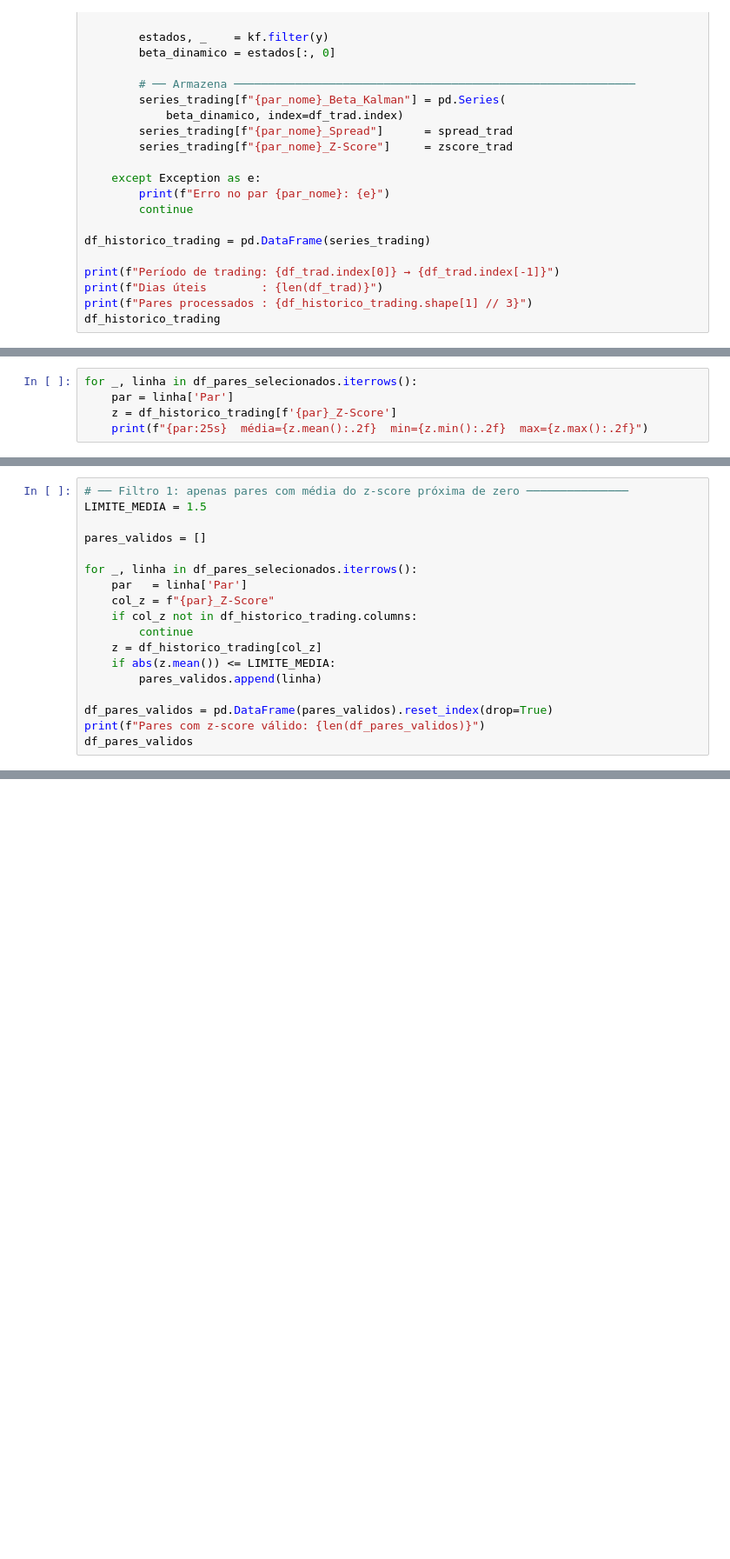
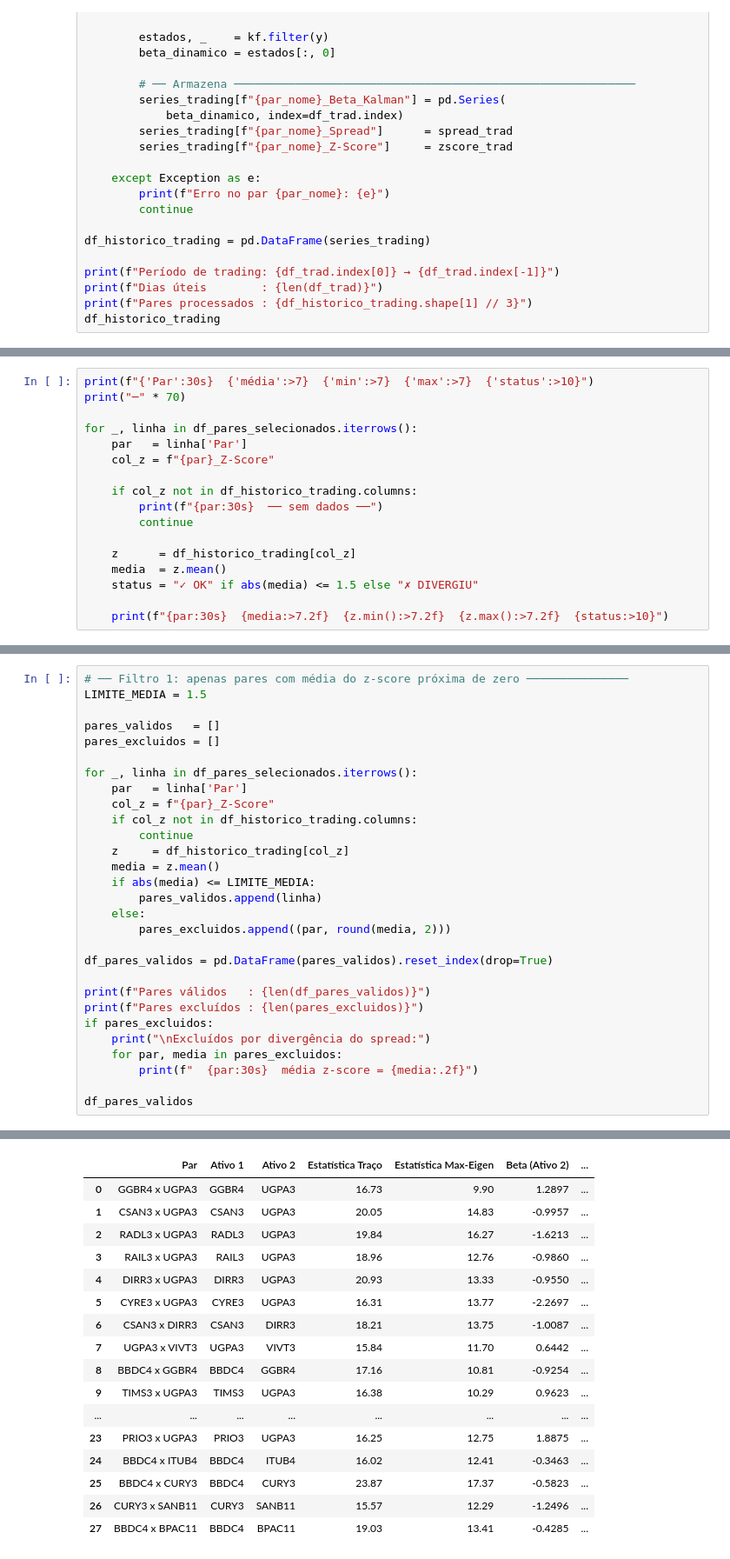
Before and after one commit to YuriXavier985/pairs-trading, a Jupyter notebook: 2semestre_2021_2semestre_2022.ipynb, the cells around one changed output, grey strips where cells are left out. Shown at 87% size. Cells and saved outputs as stored; diff of their text form; blank space fills up the shorter version.

```diff
--- a/2semestre_2021_2semestre_2022.ipynb
+++ b/2semestre_2021_2semestre_2022.ipynb
@@ -552,5 +553,17 @@ print(z.describe())
 # %%
+print(f"{'Par':30s}  {'média':>7}  {'min':>7}  {'max':>7}  {'status':>10}")
+print("─" * 70)
+
 for _, linha in df_pares_selecionados.iterrows():
-    par = linha['Par']
-    z = df_historico_trading[f'{par}_Z-Score']
-    print(f"{par:25s}  média={z.mean():.2f}  min={z.min():.2f}  max={z.max():.2f}")
+    par   = linha['Par']
+    col_z = f"{par}_Z-Score"
+
+    if col_z not in df_historico_trading.columns:
+        print(f"{par:30s}  ── sem dados ──")
+        continue
+
+    z      = df_historico_trading[col_z]
+    media  = z.mean()
+    status = "✓ OK" if abs(media) <= 1.5 else "✗ DIVERGIU"
+
+    print(f"{par:30s}  {media:>7.2f}  {z.min():>7.2f}  {z.max():>7.2f}  {status:>10}")
@@ -558,17 +589,29 @@ for _, linha in df_pares_selecionados.iterrows():
 # ── Filtro 1: apenas pares com média do z-score próxima de zero ───────────────
 LIMITE_MEDIA = 1.5
 
-pares_validos = []
+pares_validos   = []
+pares_excluidos = []
 
 for _, linha in df_pares_selecionados.iterrows():
     par   = linha['Par']
     col_z = f"{par}_Z-Score"
     if col_z not in df_historico_trading.columns:
         continue
-    z = df_historico_trading[col_z]
-    if abs(z.mean()) <= LIMITE_MEDIA:
+    z     = df_historico_trading[col_z]
+    media = z.mean()
+    if abs(media) <= LIMITE_MEDIA:
         pares_validos.append(linha)
+    else:
+        pares_excluidos.append((par, round(media, 2)))
 
 df_pares_validos = pd.DataFrame(pares_validos).reset_index(drop=True)
-print(f"Pares com z-score válido: {len(df_pares_validos)}")
+
+print(f"Pares válidos   : {len(df_pares_validos)}")
+print(f"Pares excluídos : {len(pares_excluidos)}")
+if pares_excluidos:
+    print("\nExcluídos por divergência do spread:")
+    for par, media in pares_excluidos:
+        print(f"  {par:30s}  média z-score = {media:.2f}")
+
 df_pares_validos
+# %% [output]
@@ -574,0 +627,17 @@ df_pares_validos
+|  | Par | Ativo 1 | Ativo 2 | Estatística Traço | Estatística Max-Eigen | Beta (Ativo 2) | ... |
+| 0 | GGBR4 x UGPA3 | GGBR4 | UGPA3 | 16.73 | 9.90 | 1.2897 | ... |
+| 1 | CSAN3 x UGPA3 | CSAN3 | UGPA3 | 20.05 | 14.83 | -0.9957 | ... |
+| 2 | RADL3 x UGPA3 | RADL3 | UGPA3 | 19.84 | 16.27 | -1.6213 | ... |
+| 3 | RAIL3 x UGPA3 | RAIL3 | UGPA3 | 18.96 | 12.76 | -0.9860 | ... |
+| 4 | DIRR3 x UGPA3 | DIRR3 | UGPA3 | 20.93 | 13.33 | -0.9550 | ... |
+| 5 | CYRE3 x UGPA3 | CYRE3 | UGPA3 | 16.31 | 13.77 | -2.2697 | ... |
+| 6 | CSAN3 x DIRR3 | CSAN3 | DIRR3 | 18.21 | 13.75 | -1.0087 | ... |
+| 7 | UGPA3 x VIVT3 | UGPA3 | VIVT3 | 15.84 | 11.70 | 0.6442 | ... |
+| 8 | BBDC4 x GGBR4 | BBDC4 | GGBR4 | 17.16 | 10.81 | -0.9254 | ... |
+| 9 | TIMS3 x UGPA3 | TIMS3 | UGPA3 | 16.38 | 10.29 | 0.9623 | ... |
+| ... | ... | ... | ... | ... | ... | ... | ... |
+| 23 | PRIO3 x UGPA3 | PRIO3 | UGPA3 | 16.25 | 12.75 | 1.8875 | ... |
+| 24 | BBDC4 x ITUB4 | BBDC4 | ITUB4 | 16.02 | 12.41 | -0.3463 | ... |
+| 25 | BBDC4 x CURY3 | BBDC4 | CURY3 | 23.87 | 17.37 | -0.5823 | ... |
+| 26 | CURY3 x SANB11 | CURY3 | SANB11 | 15.57 | 12.29 | -1.2496 | ... |
+| 27 | BBDC4 x BPAC11 | BBDC4 | BPAC11 | 19.03 | 13.41 | -0.4285 | ... |
```
Also changed, not shown: parts of 14 cells of this notebook, 9 other files.
